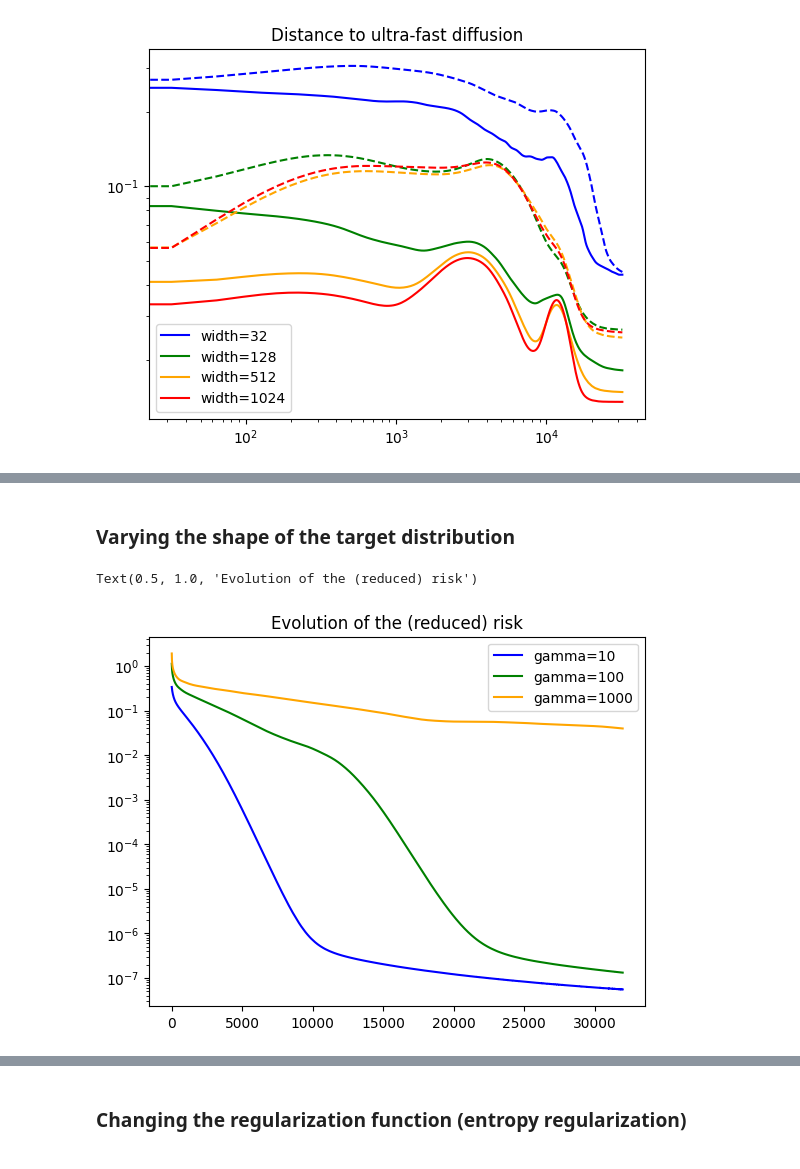
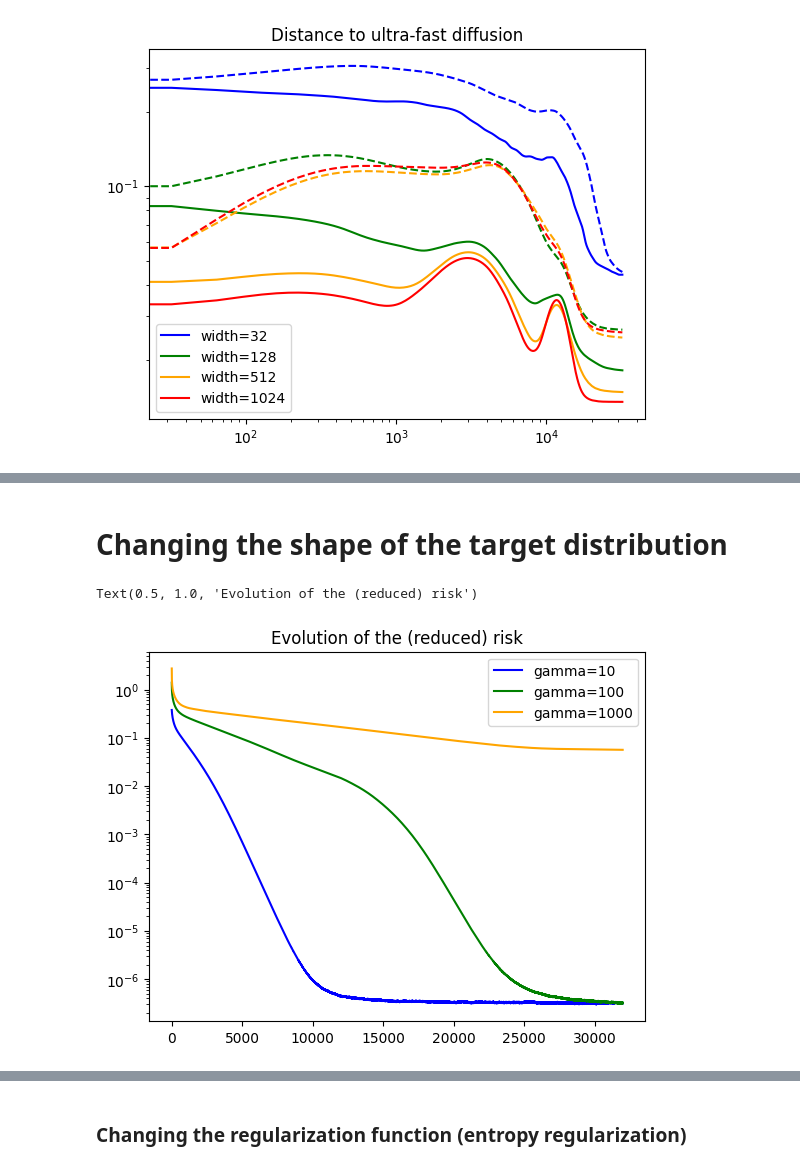
Before and after one commit to rbarboni/VarPro, a Jupyter notebook: Results_SHL.ipynb, the cells around one changed output, grey strips where cells are left out. Drawn from its saved outputs; the diff is of its cells as text; code cells hidden in the pictures.

```diff
--- a/Results_SHL.ipynb
+++ b/Results_SHL.ipynb
@@ -115,7 +116,7 @@ color_dict = {-1: 'blue', -2: 'green', -3: 'orange', -4: 'red', -5: 'black'}
 dict = {}
 dict_unbiased = {}
 
-for seed in seed_list:
+for seed in tqdm(seed_list):
     for lmbda in lmbda_list:
         path = f'VarPro_ReLU_1d/results/width1024_lmbda{lmbda:.1f}_gamma100.0_N4096_ts-10.0_seed{seed}.pkl.gz'
         with gzip.open(path, 'rb') as f:
@@ -123,4 +124,3 @@ for seed in seed_list:
         path_unbiased = f'VarPro_ReLU_1d_unbiased/results/width1024_lmbda{lmbda:.1f}_gamma100.0_N4096_ts-10.0_seed{seed}.pkl.gz'
         with gzip.open(path_unbiased, 'rb') as f:
             dict_unbiased[(seed, lmbda)] = pickle.load(f)
-    print(f'Loaded seed {seed}.')
@@ -294,0 +294,3 @@ Text(0.5, 1.0, 'Distance to ultra-fast diffusion')
+# %%
+lmbda_list = [-1, -2, -3]
+color_dict = {-1: 'blue', -2: 'green', -3: 'orange', -4: 'red', -5: 'black'}
@@ -294,0 +350,18 @@ Text(0.5, 1.0, 'Distance to ultra-fast diffusion')
+# %%
+for lmbda in lmbda_list:
+    idx = dict_varpro[(1,lmbda)]['distance_diffusion_idx']
+    res_varpro = np.zeros(len(idx))
+    res_2ts = np.zeros(len(idx))
+    for seed in seed_list:
+        res_varpro += np.array(dict_varpro[(seed, lmbda)]['distance_diffusion_list'])
+        res_2ts += np.array(dict_2ts[(seed, lmbda)]['distance_diffusion_list'])
+    res_varpro /= len(seed_list)
+    res_2ts /= len(seed_list)
+    plt.plot(idx, res_varpro, color=color_dict[lmbda], label=f'lmbda={lmbda}')
+    plt.plot(idx, res_2ts, '--', color=color_dict[lmbda])
+    #plt.plot(dict_varpro[width]['loss_list'], color=color_dict[width], label=f'width={width}')
+    #plt.plot(dict_2ts[width]['loss_list'], '--', color=color_dict[width])
+plt.legend()
+plt.yscale('log')
+plt.xscale('log')
+plt.title('Distance to ultra-fast diffusion')
@@ -295,23 +371,29 @@ Text(0.5, 1.0, 'Distance to ultra-fast diffusion')
 # %% [markdown]
-### Varying the shape of the target distribution
+# Changing the shape of the target distribution
 # %%
 gamma_list = [10, 100, 1000]
 color_dict = {10: 'blue', 100: 'green', 1000: 'orange'}
 # %%
 dict = {}
 
-for gamma in gamma_list:
-    path = f'VarPro_ReLU_1d_unbiased/results/width1024_lmbda-3.0_gamma{gamma:.1f}_N4096_ts-10.0_seed0.pkl.gz'
-    with gzip.open(path, 'rb') as f:
-        dict[gamma] = pickle.load(f)
+for seed in tqdm(seed_list):
+    for gamma in gamma_list:
+        path = f'VarPro_ReLU_1d_unbiased/results/width1024_lmbda-4.0_gamma{gamma:.1f}_N4096_ts-10.0_seed{seed}.pkl.gz'
+        with gzip.open(path, 'rb') as f:
+            dict[(seed, gamma)] = pickle.load(f)
 # %%
 for gamma in gamma_list:
-    plt.plot(dict[gamma]['loss_list'], color=color_dict[gamma], label=f'gamma={gamma}')
+    res = np.zeros(32000)
+    for seed in seed_list:
+        res += np.array(dict[(seed, gamma)]['loss_list'])
+    res /= len(seed_list)
+    plt.plot(res, color=color_dict[gamma], label=f'gamma={gamma}')
+    #plt.plot(dict[gamma]['loss_list'], color=color_dict[gamma], label=f'gamma={gamma}')
 plt.legend()
 plt.yscale('log')
 plt.title('Evolution of the (reduced) risk')
 # %% [output]
 Text(0.5, 1.0, 'Evolution of the (reduced) risk')
-[figure, old version]
+[figure, new version]
 # %%
 for gamma in gamma_list:
```
Also changed, not shown: parts of 17 cells of this notebook, 6 other files.
